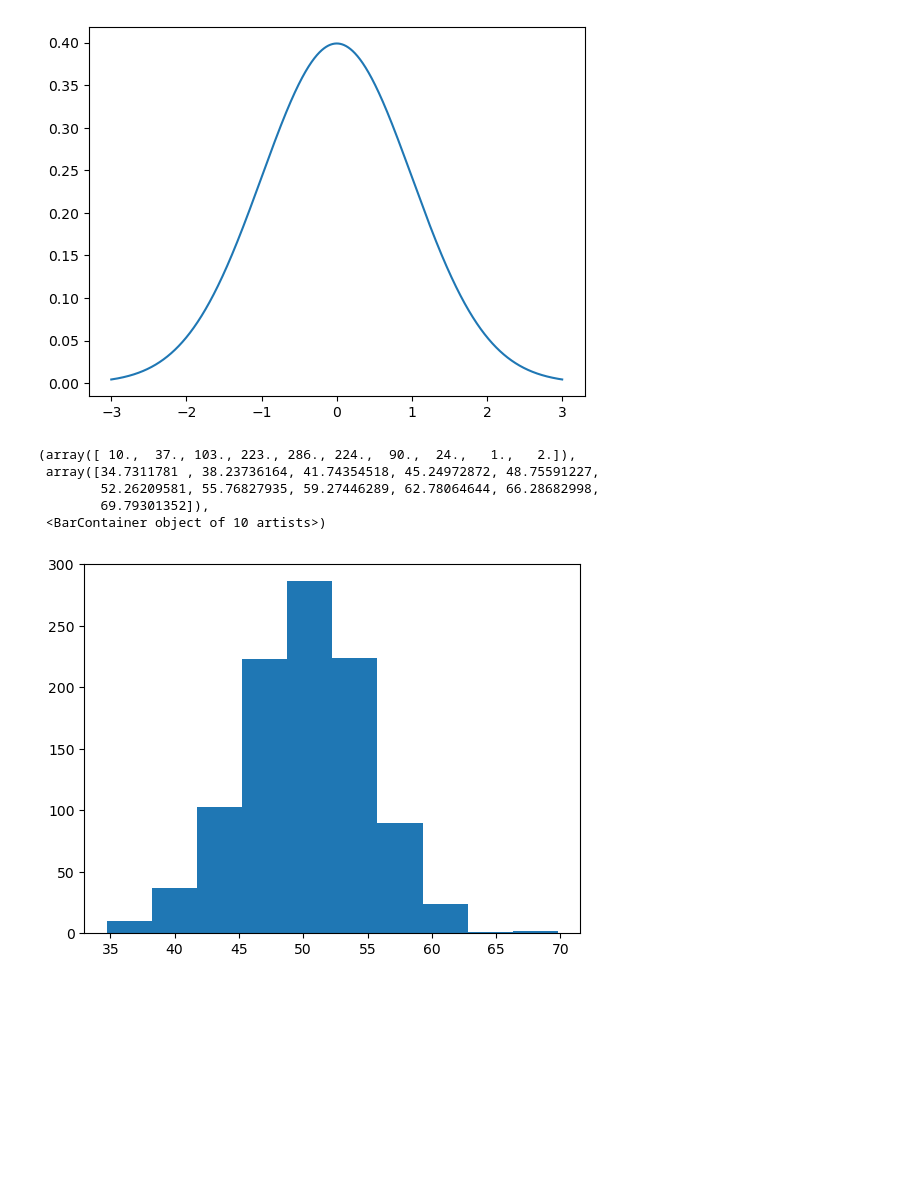
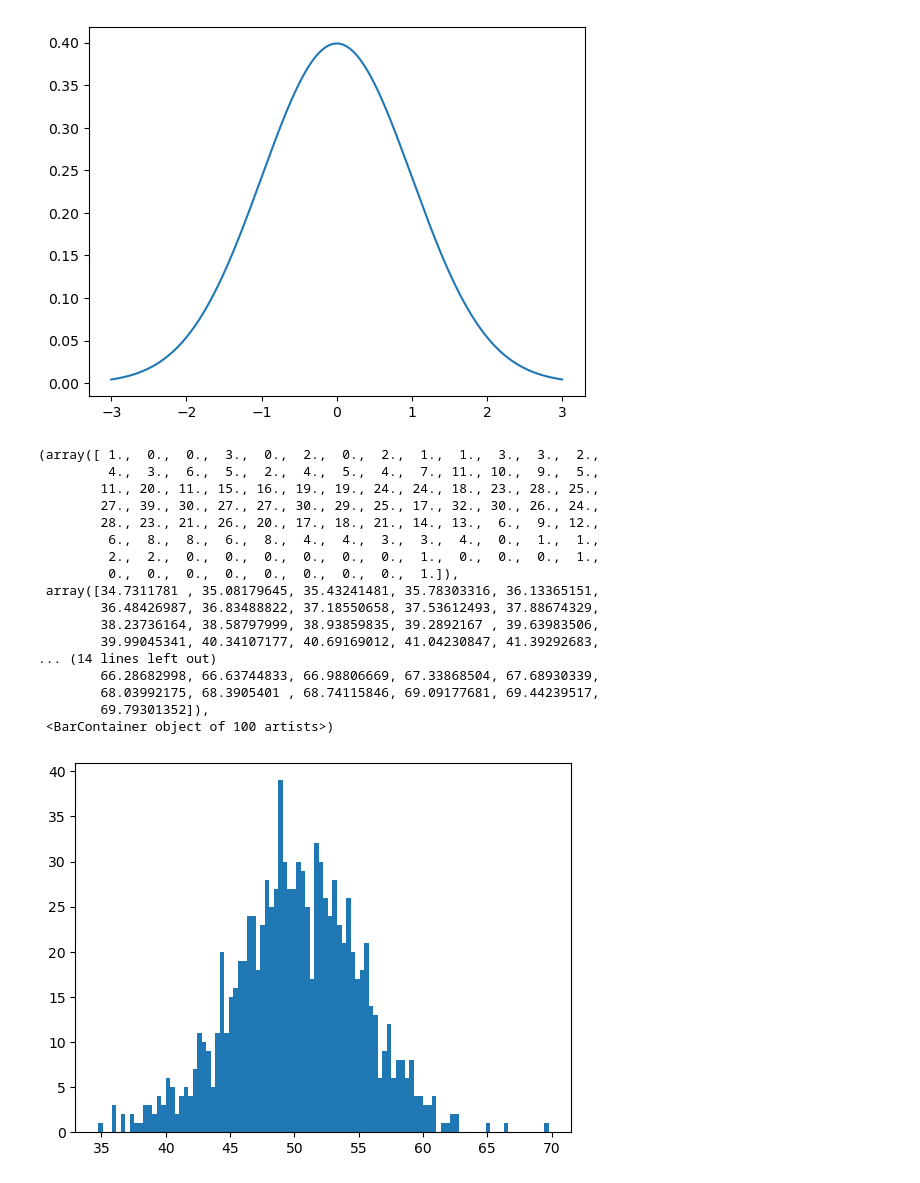
Before and after one commit to kennedylsodre/statistics_study, a Jupyter notebook: cap_04_gaussian/cap_004_gaussian.ipynb, the cells around one changed output. Cells and saved outputs as stored; diff of their text form; code cells hidden in the pictures; blank space fills up the shorter version.

```diff
--- a/cap_04_gaussian/cap_004_gaussian.ipynb
+++ b/cap_04_gaussian/cap_004_gaussian.ipynb
@@ -17,16 +18,28 @@ plt.plot(x_axis,y_axis)
 # %%
 #setando seed
 seed(1)
 
 #Gerando observações
 data = 5*randn (1000) + 50
 
 #plotando o histograma
-plt.hist(data)
+plt.hist(data,bins=100)
 # %% [output]
-(array([ 10.,  37., 103., 223., 286., 224.,  90.,  24.,   1.,   2.]),
- array([34.7311781 , 38.23736164, 41.74354518, 45.24972872, 48.75591227,
-        52.26209581, 55.76827935, 59.27446289, 62.78064644, 66.28682998,
+(array([ 1.,  0.,  0.,  3.,  0.,  2.,  0.,  2.,  1.,  1.,  3.,  3.,  2.,
+         4.,  3.,  6.,  5.,  2.,  4.,  5.,  4.,  7., 11., 10.,  9.,  5.,
+        11., 20., 11., 15., 16., 19., 19., 24., 24., 18., 23., 28., 25.,
+        27., 39., 30., 27., 27., 30., 29., 25., 17., 32., 30., 26., 24.,
+        28., 23., 21., 26., 20., 17., 18., 21., 14., 13.,  6.,  9., 12.,
+         6.,  8.,  8.,  6.,  8.,  4.,  4.,  3.,  3.,  4.,  0.,  1.,  1.,
+         2.,  2.,  0.,  0.,  0.,  0.,  0.,  0.,  1.,  0.,  0.,  0.,  1.,
+         0.,  0.,  0.,  0.,  0.,  0.,  0.,  0.,  1.]),
+ array([34.7311781 , 35.08179645, 35.43241481, 35.78303316, 36.13365151,
+        36.48426987, 36.83488822, 37.18550658, 37.53612493, 37.88674329,
+        38.23736164, 38.58797999, 38.93859835, 39.2892167 , 39.63983506,
+        39.99045341, 40.34107177, 40.69169012, 41.04230847, 41.39292683,
+... (14 lines left out)
+        66.28682998, 66.63744833, 66.98806669, 67.33868504, 67.68930339,
+        68.03992175, 68.3905401 , 68.74115846, 69.09177681, 69.44239517,
         69.79301352]),
- <BarContainer object of 10 artists>)
+ <BarContainer object of 100 artists>)
-[figure, old version]
+[figure, new version]
```
Also changed, not shown: parts of 2 cells of this notebook.
